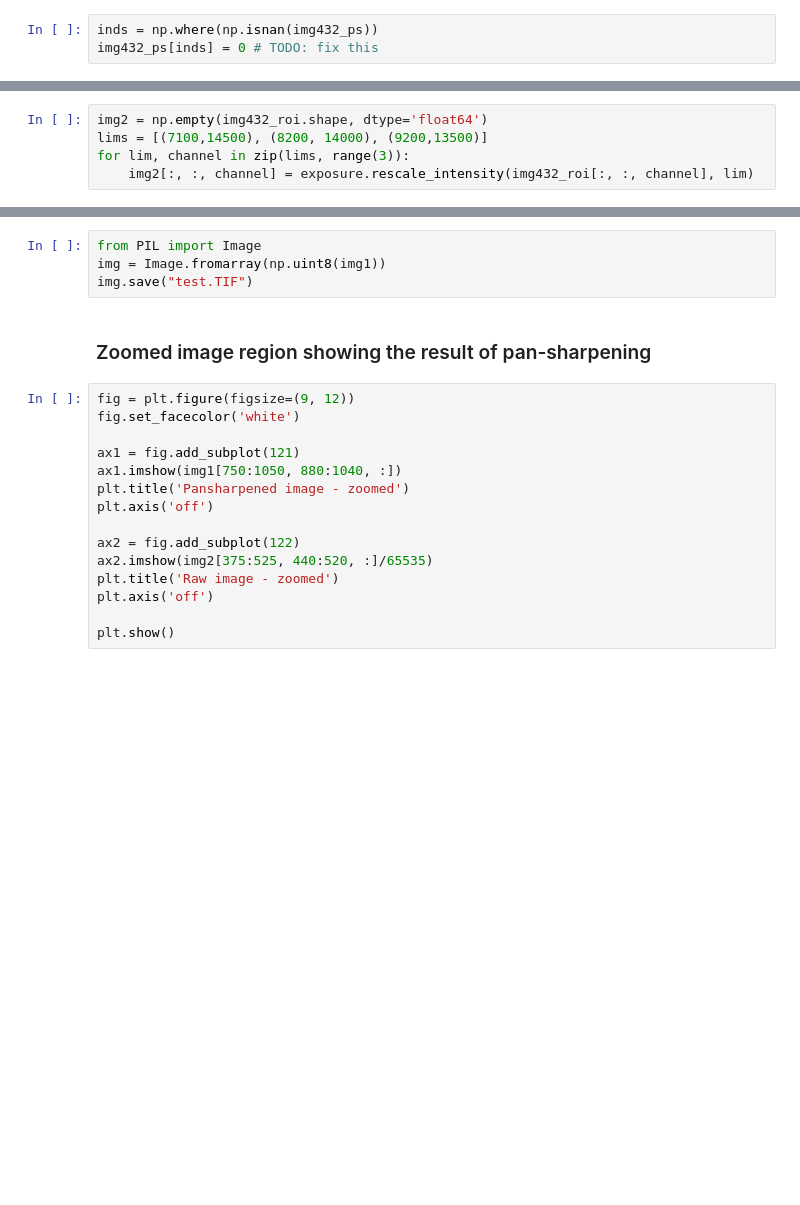
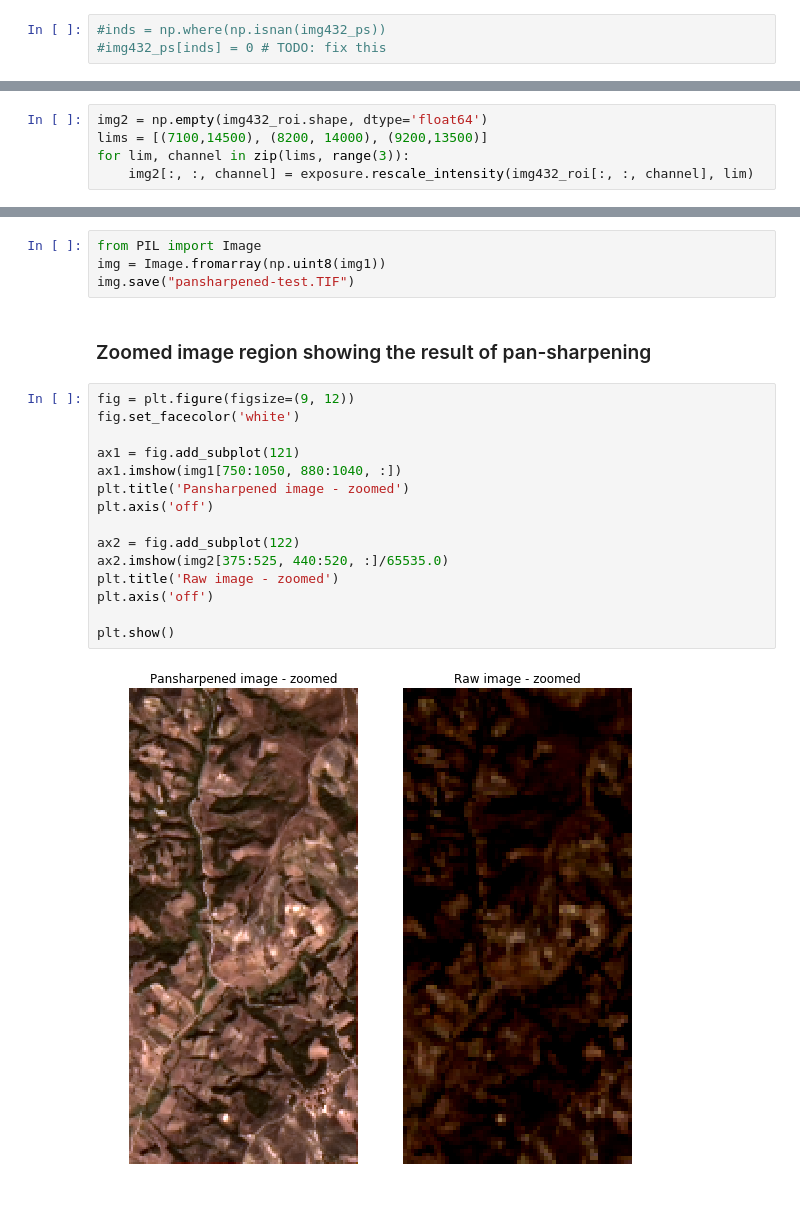
Before and after one commit to braunfuss/ImpactHubIstanbul, a Jupyter notebook: notebooks/satellital/panchromatic_sharpening.ipynb, the cells around one changed output, grey strips where cells are left out. Drawn from its saved outputs; the diff is of its cells as text; blank space fills up the shorter version.

```diff
--- a/notebooks/satellital/panchromatic_sharpening.ipynb
+++ b/notebooks/satellital/panchromatic_sharpening.ipynb
@@ -111,8 +97,8 @@ ps3 = b8*img432_2x[:, :, 1]/m
 ps2 = b8*img432_2x[:, :, 2]/m
 img432_ps = np.dstack((ps4, ps3, ps2))
 # %%
-inds = np.where(np.isnan(img432_ps))
-img432_ps[inds] = 0 # TODO: fix this
+#inds = np.where(np.isnan(img432_ps))
+#img432_ps[inds] = 0 # TODO: fix this
 # %%
 fig = plt.figure(figsize=(12, 9))
 fig.set_facecolor('white')
@@ -184,21 +190,23 @@ plt.show()
 # %%
 from PIL import Image
 img = Image.fromarray(np.uint8(img1))
-img.save("test.TIF")
+img.save("pansharpened-test.TIF")
 # %% [markdown]
 ### Zoomed image region showing the result of pan-sharpening
 # %%
 fig = plt.figure(figsize=(9, 12))
 fig.set_facecolor('white')
 
 ax1 = fig.add_subplot(121)
 ax1.imshow(img1[750:1050, 880:1040, :])
 plt.title('Pansharpened image - zoomed')
 plt.axis('off')
 
 ax2 = fig.add_subplot(122)
-ax2.imshow(img2[375:525, 440:520, :]/65535)
+ax2.imshow(img2[375:525, 440:520, :]/65535.0)
 plt.title('Raw image - zoomed')
 plt.axis('off')
 
 plt.show()
+# %% [output]
+[figure, added]
```
Also changed, not shown: parts of 12 cells of this notebook.
